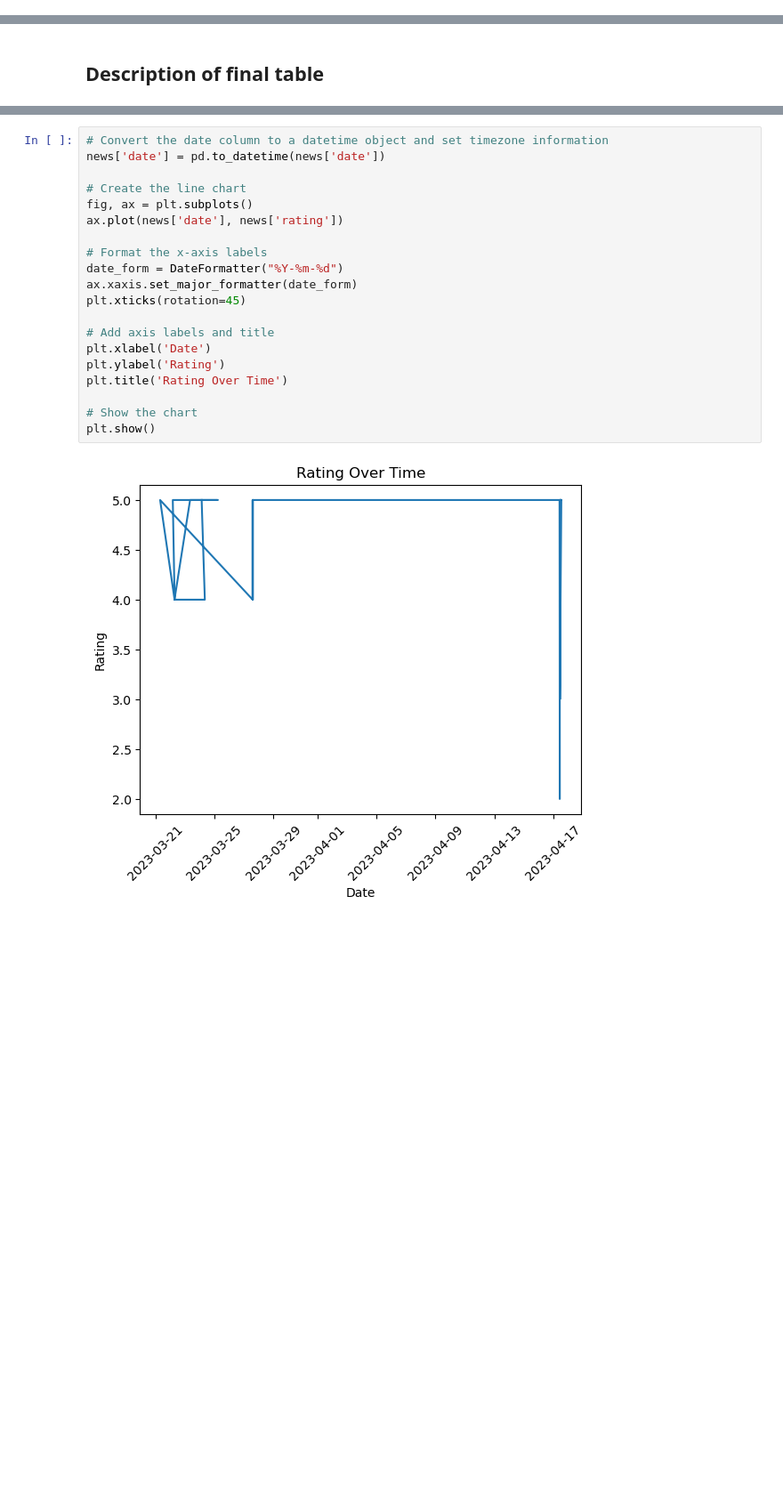
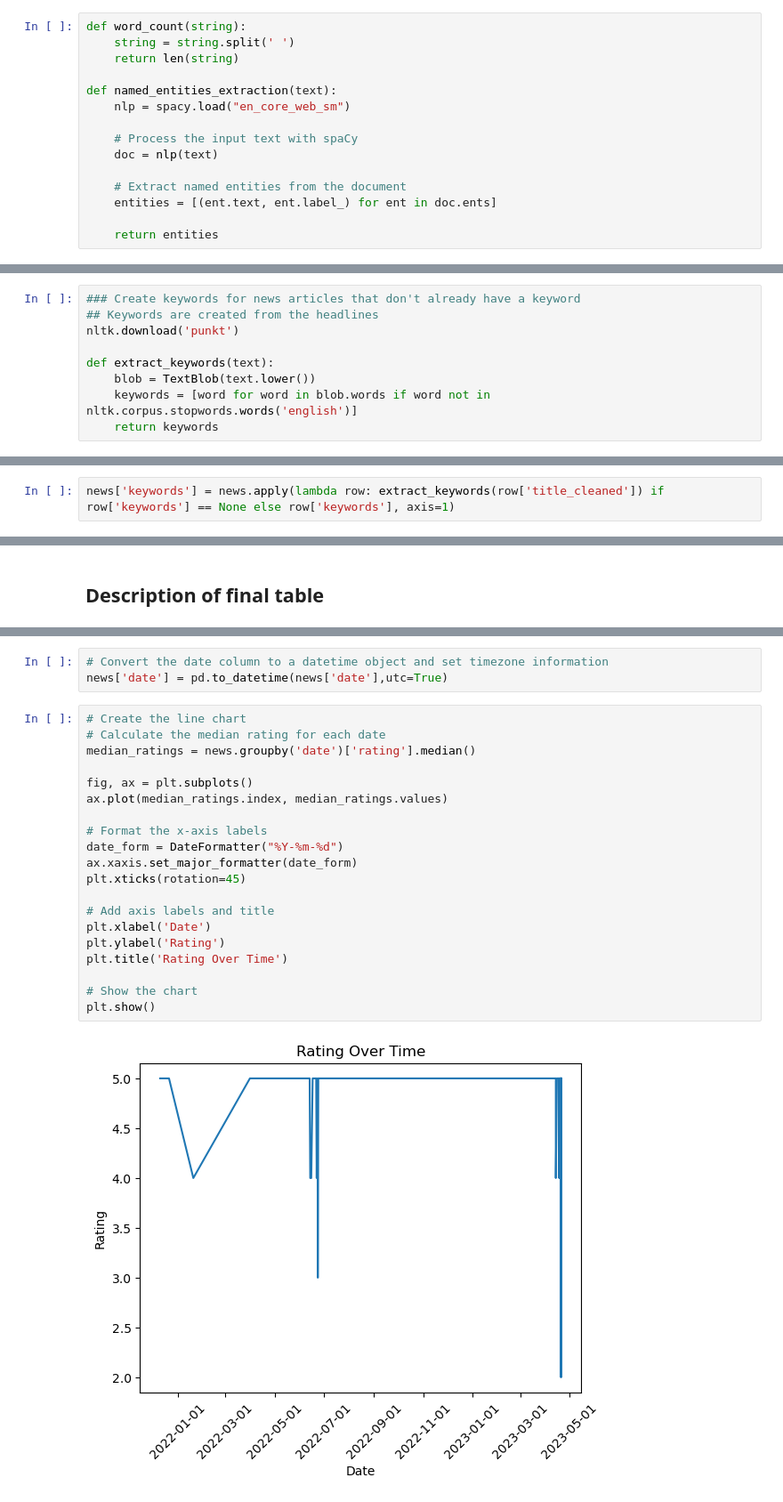
Before and after one commit to TohDeKai/IS3107_25, a Jupyter notebook: data_processing/training.ipynb, the cells around one changed output, grey strips where cells are left out. Shown at 89% size. Cells and saved outputs as stored; diff of their text form; blank space fills up the shorter version.

```diff
--- a/data_processing/training.ipynb
+++ b/data_processing/training.ipynb
@@ -174,3 +176,18 @@ def named_entities_extraction(text):
+# %%
+def word_count(string):
+    string = string.split(' ')
+    return len(string)
+
+def named_entities_extraction(text):
+    nlp = spacy.load("en_core_web_sm")
+
+    # Process the input text with spaCy
+    doc = nlp(text)
+
+    # Extract named entities from the document
+    entities = [(ent.text, ent.label_) for ent in doc.ents]
+
+    return entities
 # %%
 news['headline_word_count'] = news['title'].apply(word_count)
 news['named_entities'] = news['title'].apply(named_entities_extraction)
@@ -198,0 +216,9 @@ news.head()
+# %%
+### Create keywords for news articles that don't already have a keyword
+## Keywords are created from the headlines
+nltk.download('punkt')
+
+def extract_keywords(text):
+    blob = TextBlob(text.lower())
+    keywords = [word for word in blob.words if word not in nltk.corpus.stopwords.words('english')]
+    return keywords
@@ -198,0 +228,2 @@ news.head()
+# %%
+news['keywords'] = news.apply(lambda row: extract_keywords(row['title_cleaned']) if row['keywords'] == None else row['keywords'], axis=1)
@@ -205,23 +245,26 @@ news.shape
+# %%
+# Convert the date column to a datetime object and set timezone information
+news['date'] = pd.to_datetime(news['date'],utc=True)
 # %%
-# Convert the date column to a datetime object and set timezone information
-news['date'] = pd.to_datetime(news['date'])
+# Create the line chart
+# Calculate the median rating for each date
+median_ratings = news.groupby('date')['rating'].median()
 
-# Create the line chart
 fig, ax = plt.subplots()
-ax.plot(news['date'], news['rating'])
+ax.plot(median_ratings.index, median_ratings.values)
 
 # Format the x-axis labels
 date_form = DateFormatter("%Y-%m-%d")
 ax.xaxis.set_major_formatter(date_form)
 plt.xticks(rotation=45)
 
 # Add axis labels and title
 plt.xlabel('Date')
 plt.ylabel('Rating')
 plt.title('Rating Over Time')
 
 # Show the chart
 plt.show()
 # %% [output]
-[figure, old version]
+[figure, new version]
 # %%
```
Also changed, not shown: parts of 16 cells of this notebook.
